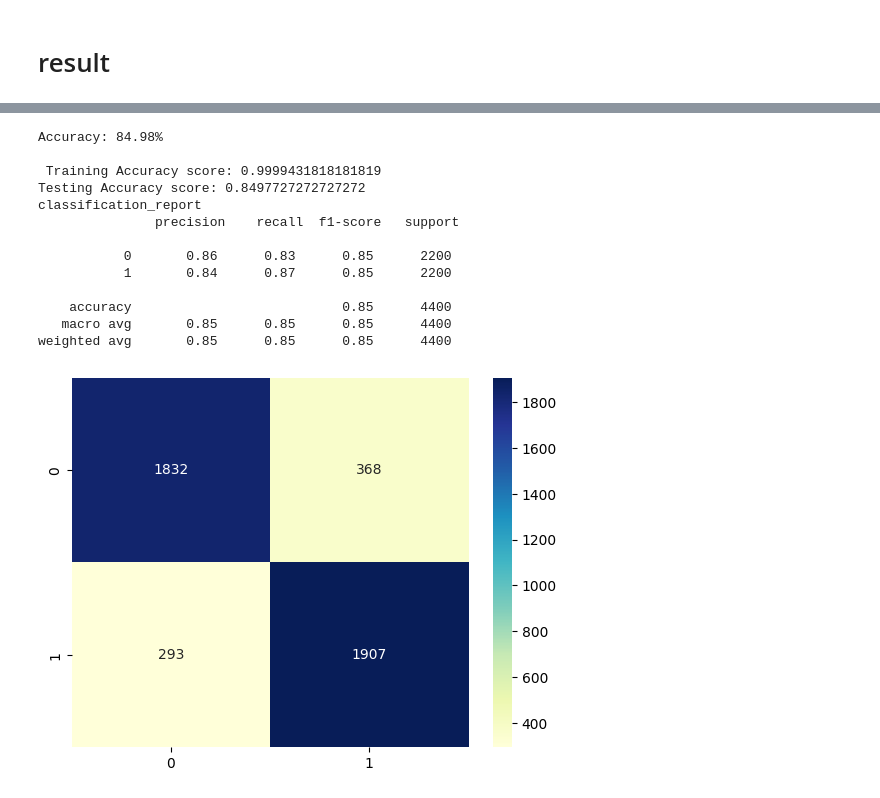
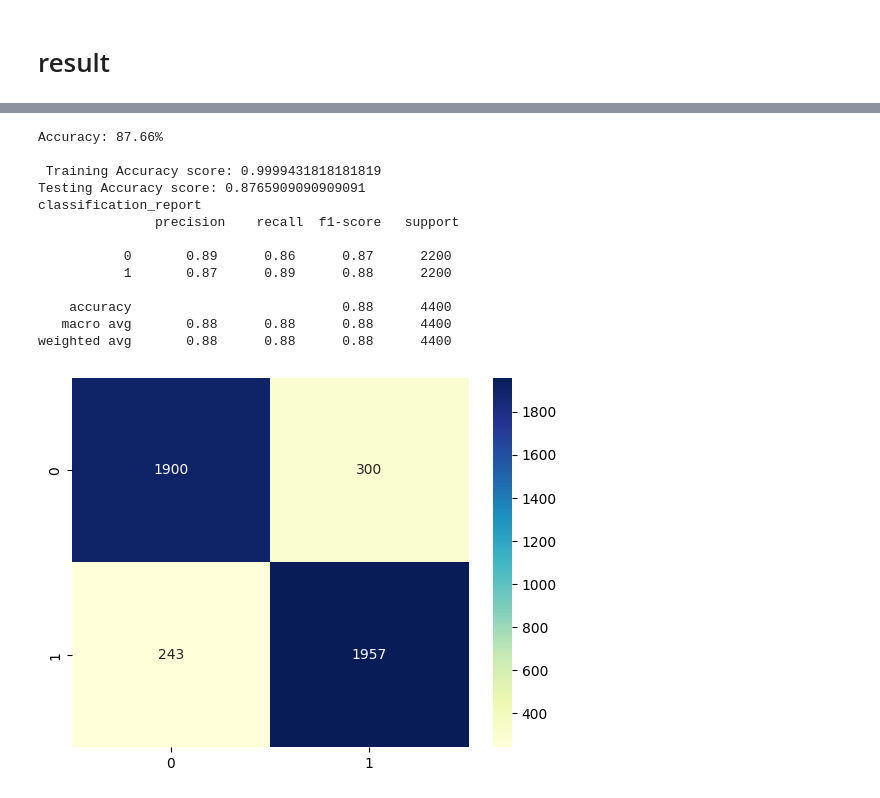
Before and after one commit to PFE2024/satt_ai, a Jupyter notebook: twitter/RandomForestClassifier.ipynb, the cells around one changed output, grey strips where cells are left out. Cells and saved outputs as stored; diff of their text form; code cells hidden in the pictures.

```diff
--- a/twitter/RandomForestClassifier.ipynb
+++ b/twitter/RandomForestClassifier.ipynb
@@ -210,43 +211,43 @@ from sklearn.decomposition import PCA
 from sklearn.ensemble import RandomForestClassifier
 df = pd.read_csv('./Data/datavf.csv')
 
-x=df.iloc[:, :-2]
+x=df.iloc[:, :-4]
 y = df.account_type.values.tolist()
 x_train, x_test, y_train, y_test = train_test_split(x, y, test_size=0.2, random_state=42,stratify=y)
 pipeline = Pipeline([
     ('scaler', StandardScaler()), # Standardizing the data
     ('pca', PCA()), # Transforming the data with PCA
     ('rf', RandomForestClassifier()) # Training a random forest classifier on the data
 ])
 
 # Train the pipeline on the data
 pipeline.fit(x_train, y_train)
 
 score = pipeline.score(x_test, y_test)
 print("Accuracy: %.2f%%" % (score * 100))
 y_pred_train = pipeline.predict(x_train)
 y_pred_test = pipeline.predict(x_test)
 print("\n Training Accuracy score:",metrics.accuracy_score(y_train, y_pred_train))
 print("Testing Accuracy score:",metrics.accuracy_score(y_test, y_pred_test))
 print("classification_report \n "+classification_report(y_test, y_pred_test))
 cm = metrics.confusion_matrix(y_test, y_pred_test)
 # print('Confusion matrix\n', cm)
 
 cm_matrixNB = pd.DataFrame(data=cm, )
 sns.heatmap(cm_matrixNB, annot=True, fmt='d', cmap='YlGnBu')
 plt.show()
 # %% [output]
-Accuracy: 84.98%
+Accuracy: 87.66%
 
  Training Accuracy score: 0.9999431818181819
-Testing Accuracy score: 0.8497727272727272
+Testing Accuracy score: 0.8765909090909091
 classification_report
                precision    recall  f1-score   support
 
-           0       0.86      0.83      0.85      2200
-           1       0.84      0.87      0.85      2200
+           0       0.89      0.86      0.87      2200
+           1       0.87      0.89      0.88      2200
 
-    accuracy                           0.85      4400
-   macro avg       0.85      0.85      0.85      4400
-weighted avg       0.85      0.85      0.85      4400
+    accuracy                           0.88      4400
+   macro avg       0.88      0.88      0.88      4400
+weighted avg       0.88      0.88      0.88      4400
-[figure, old version]
+[figure, new version]
```
Also changed, not shown: parts of 12 cells of this notebook, 11 other files.
